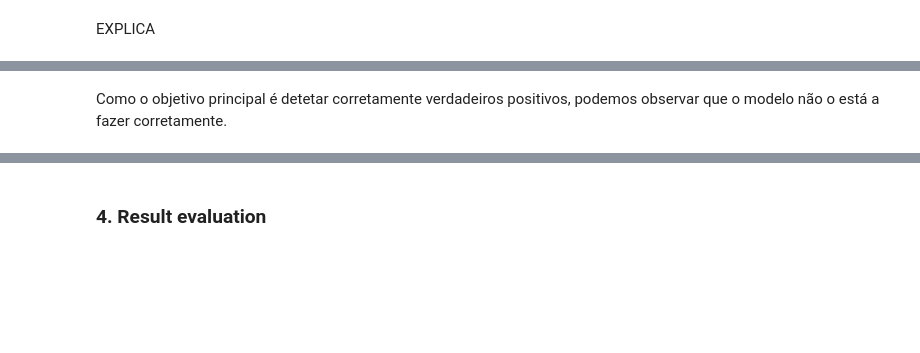
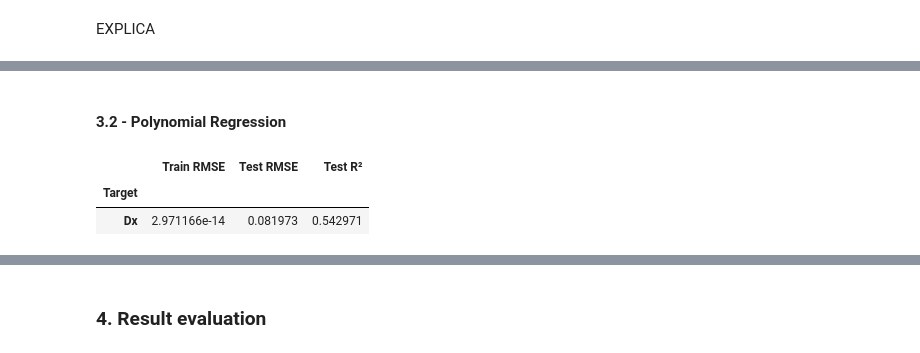
Before and after one commit to PedroC12804/Projeto-AAEB, a Jupyter notebook: Projeto .ipynb, the cells around one changed output, grey strips where cells are left out. Drawn from its saved outputs; the diff is of its cells as text; code cells hidden in the pictures; blank space fills up the shorter version.

```diff
--- a/Projeto .ipynb
+++ b/Projeto .ipynb
@@ -591,3 +390,29 @@ Confusion_matrix(best_models_list, X_test, y_test)
-# %% [markdown]
-Como o objetivo principal é detetar corretamente verdadeiros positivos, podemos observar que o modelo não o está a fazer corretamente.
+# %% [markdown]
+<h4>3.2 - Polynomial Regression
+</h4>
+# %%
+from sklearn.preprocessing import PolynomialFeatures
+
+# Cria um objeto de features polinomiais de grau 3 -> veio de try and error
+poly = PolynomialFeatures(degree=3)
+
+# Ajusta o objeto aos dados de treinamento
+poly = poly.fit(X_train)
+
+# Transforma os dados de treinamento e teste. O código também converte a saída em um pandas.DataFrame
+X_train_poly = pd.DataFrame(poly.transform(X_train), columns=poly.get_feature_names_out())
+X_test_poly = pd.DataFrame(poly.transform(X_test), columns=poly.get_feature_names_out())
+
+# Inicializa o modelo de regressão linear
+lin_reg = ('Polynomial Regression', LinearRegression())
+
+# Treinar e avaliar
+model_metrics_poly = train_and_evaluate_multi_target(lin_reg, X_train_poly , y_train, X_test_poly, y_test)
+
+# Mostrar o DataFrame com formatação tabular
+model_metrics_poly
+# %% [output]
+|  | Train RMSE | Test RMSE | Test R² |
+| Target |  |  |  |
+| Dx | 2.971166e-14 | 0.081973 | 0.542971 |
 # %% [markdown]
```
Also changed, not shown: parts of 33 cells of this notebook.
